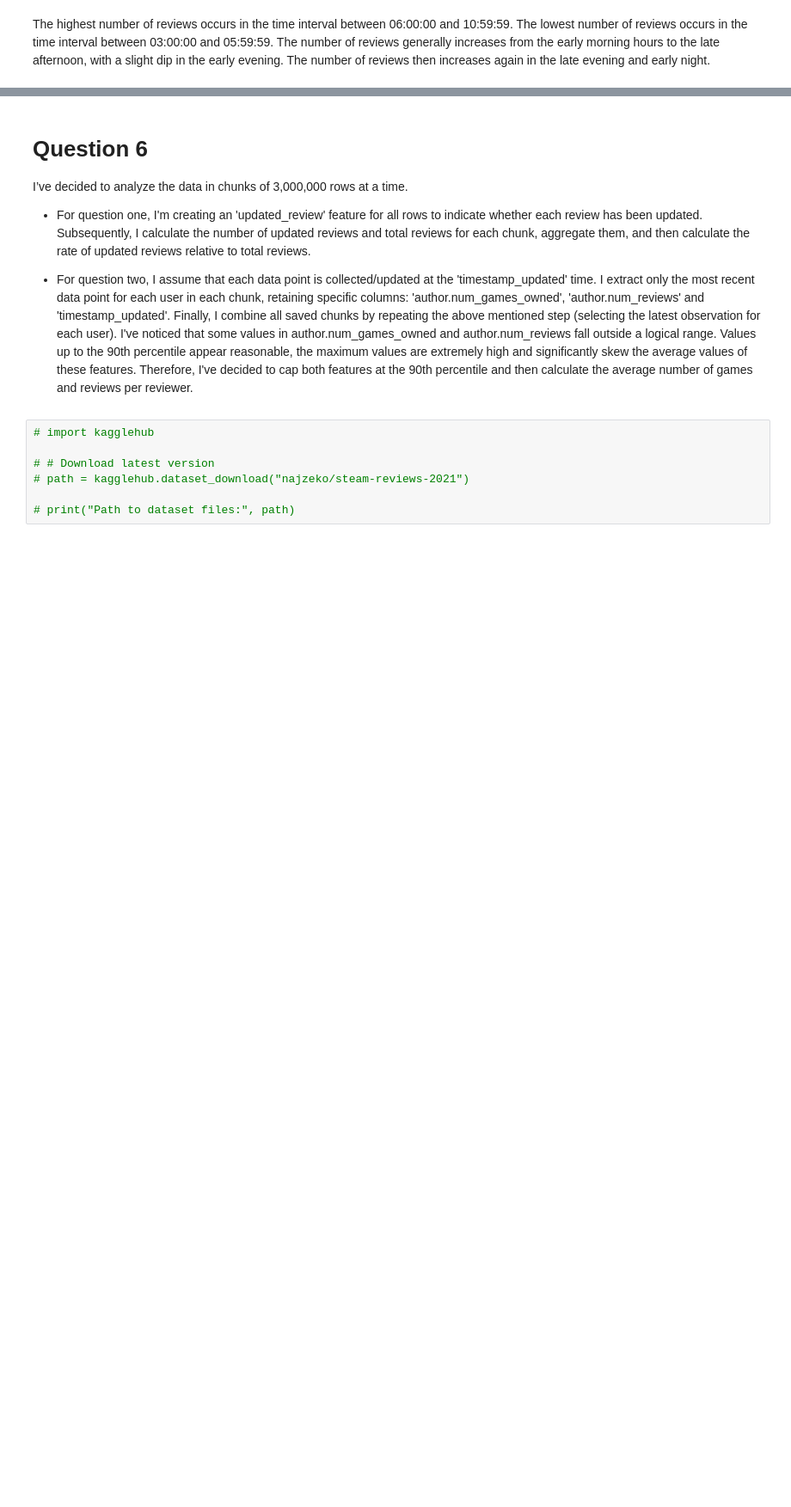
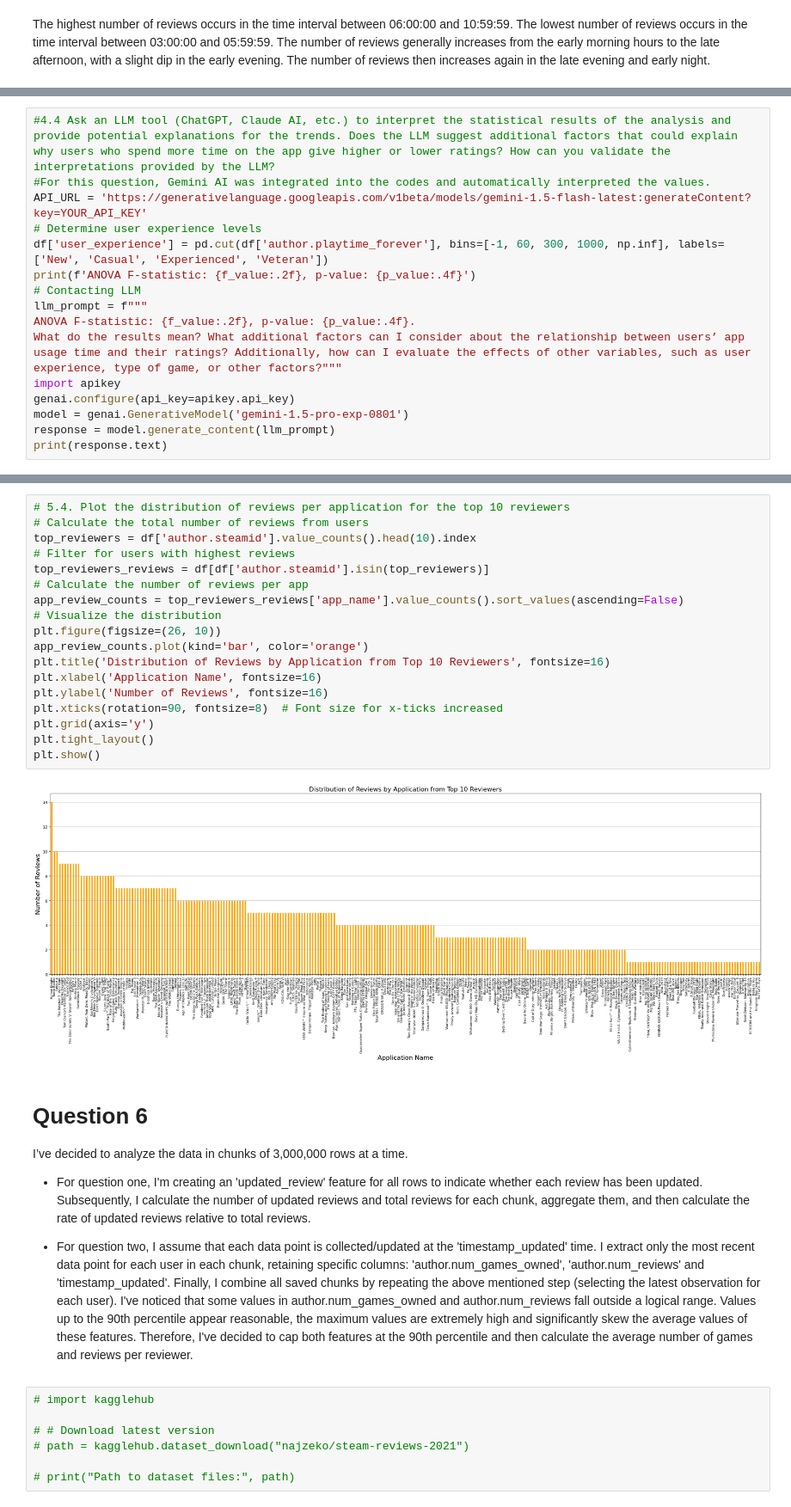
Before and after one commit to sandrokhizanishvili/SAPIENZA-ADM-HW2, a Jupyter notebook: 2021_steam_dataset_analysis.ipynb, the cells around one changed output, grey strips where cells are left out. Shown at 86% size. Drawn from its saved outputs; the diff is of its cells as text; blank space fills up the shorter version.

Commit message:
I added the solutions to questions 4 and 5.

```diff
--- a/2021_steam_dataset_analysis.ipynb
+++ b/2021_steam_dataset_analysis.ipynb
@@ -379,0 +517,16 @@ The number of reviews then increases again in the late evening and early night.
+# %%
+#4.4 Ask an LLM tool (ChatGPT, Claude AI, etc.) to interpret the statistical results of the analysis and provide potential explanations for the trends. Does the LLM suggest additional factors that could explain why users who spend more time on the app give higher or lower ratings? How can you validate the interpretations provided by the LLM?
+#For this question, Gemini AI was integrated into the codes and automatically interpreted the values.
+API_URL = 'https://generativelanguage.googleapis.com/v1beta/models/gemini-1.5-flash-latest:generateContent?key=YOUR_API_KEY'
+# Determine user experience levels
+df['user_experience'] = pd.cut(df['author.playtime_forever'], bins=[-1, 60, 300, 1000, np.inf], labels=['New', 'Casual', 'Experienced', 'Veteran'])
+print(f'ANOVA F-statistic: {f_value:.2f}, p-value: {p_value:.4f}')
+# Contacting LLM
+llm_prompt = f"""
+ANOVA F-statistic: {f_value:.2f}, p-value: {p_value:.4f}.
+What do the results mean? What additional factors can I consider about the relationship between users’ app usage time and their ratings? Additionally, how can I evaluate the effects of other variables, such as user experience, type of game, or other factors?"""
+import apikey
+genai.configure(api_key=apikey.api_key)
+model = genai.GenerativeModel('gemini-1.5-pro-exp-0801')
+response = model.generate_content(llm_prompt)
+print(response.text)
@@ -380,3 +639,23 @@ The number of reviews then increases again in the late evening and early night.
+# %%
+# 5.4. Plot the distribution of reviews per application for the top 10 reviewers
+# Calculate the total number of reviews from users
+top_reviewers = df['author.steamid'].value_counts().head(10).index
+# Filter for users with highest reviews
+top_reviewers_reviews = df[df['author.steamid'].isin(top_reviewers)]
+# Calculate the number of reviews per app
+app_review_counts = top_reviewers_reviews['app_name'].value_counts().sort_values(ascending=False)
+# Visualize the distribution
+plt.figure(figsize=(26, 10))
+app_review_counts.plot(kind='bar', color='orange')
+plt.title('Distribution of Reviews by Application from Top 10 Reviewers', fontsize=16)
+plt.xlabel('Application Name', fontsize=16)
+plt.ylabel('Number of Reviews', fontsize=16)
+plt.xticks(rotation=90, fontsize=8)  # Font size for x-ticks increased
+plt.grid(axis='y')
+plt.tight_layout()
+plt.show()
+# %% [output]
+[figure, added]
 # %% [markdown]
 # **Question 6**
 
```
Also changed, not shown: parts of 18 cells of this notebook.
